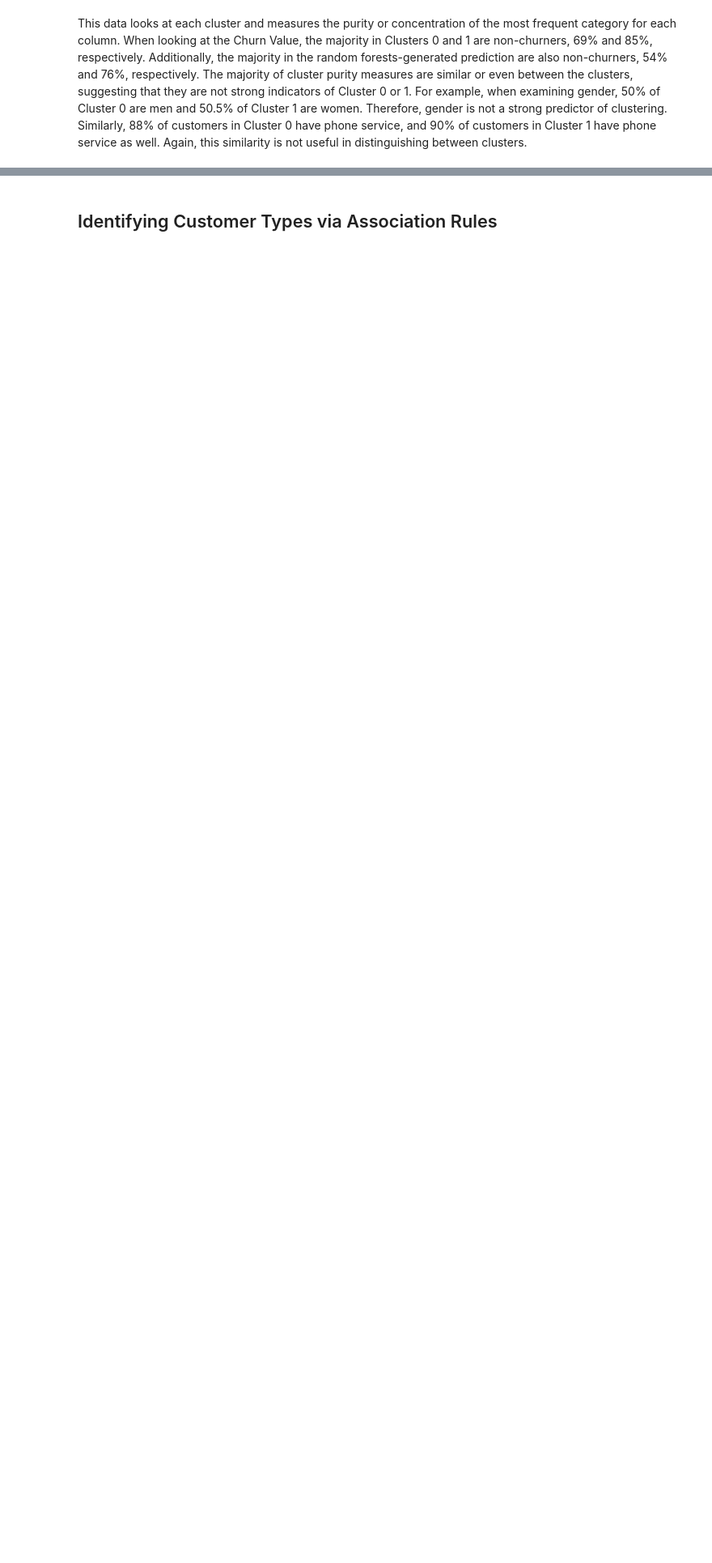
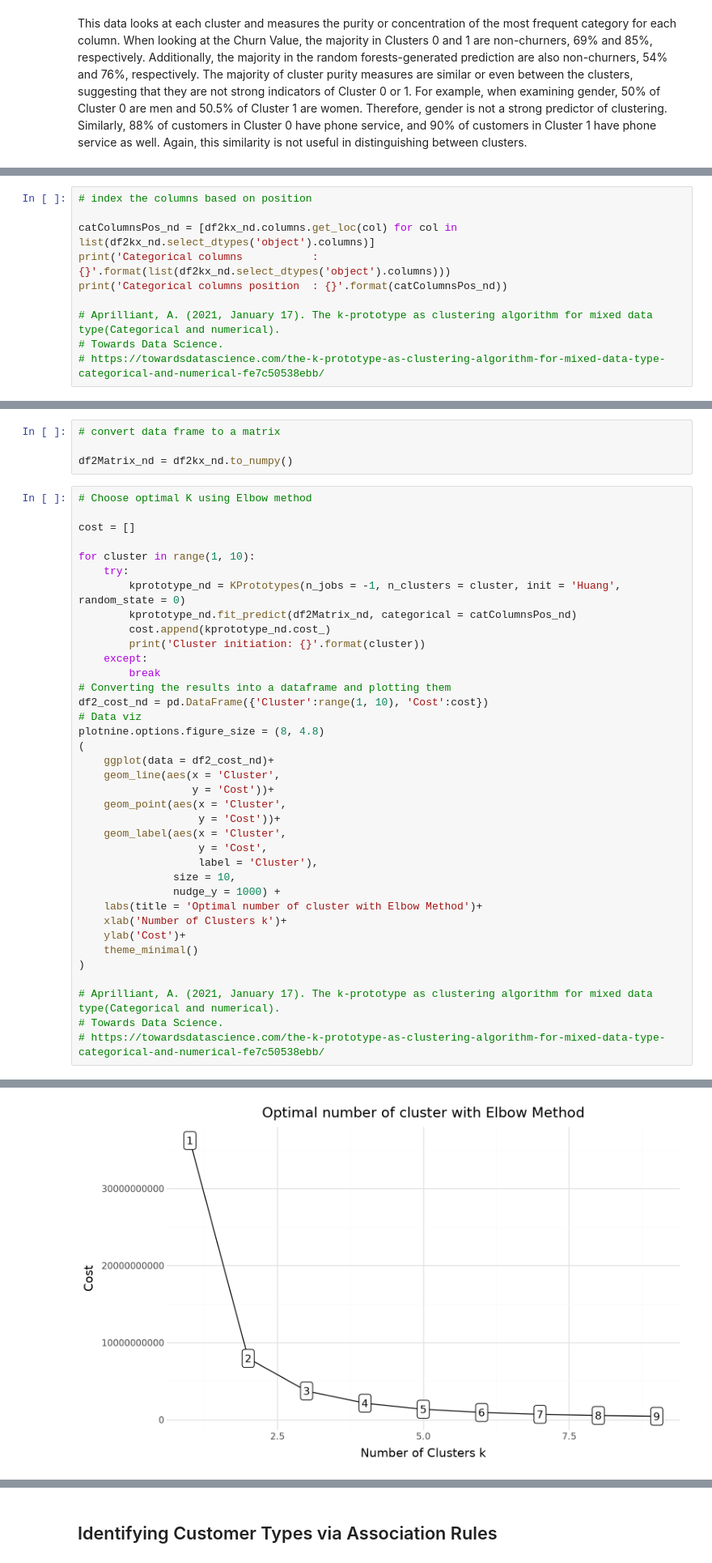
Before and after one commit to jharrison4386/ADS-505-Group-8-Project, a Jupyter notebook: final_project_predictive_modeling.ipynb, the cells around one changed output, grey strips where cells are left out. Shown at 81% size. Saved outputs shown, nothing was run; the diff lists cells and outputs as text; blank space fills up the shorter version.

Commit message:
10/17/2026 MCL - clustering without demographics

```diff
--- a/final_project_predictive_modeling.ipynb
+++ b/final_project_predictive_modeling.ipynb
@@ -2288,0 +1999,10 @@ This data looks at each cluster and measures the purity or concentration of the
+# %%
+# index the columns based on position
+
+catColumnsPos_nd = [df2kx_nd.columns.get_loc(col) for col in list(df2kx_nd.select_dtypes('object').columns)]
+print('Categorical columns           : {}'.format(list(df2kx_nd.select_dtypes('object').columns)))
+print('Categorical columns position  : {}'.format(catColumnsPos_nd))
+
+# Aprilliant, A. (2021, January 17). The k-prototype as clustering algorithm for mixed data type(Categorical and numerical).
+# Towards Data Science.
+# https://towardsdatascience.com/the-k-prototype-as-clustering-algorithm-for-mixed-data-type-categorical-and-numerical-fe7c50538ebb/
@@ -2288,0 +2014,42 @@ This data looks at each cluster and measures the purity or concentration of the
+# %%
+# convert data frame to a matrix
+
+df2Matrix_nd = df2kx_nd.to_numpy()
+# %%
+# Choose optimal K using Elbow method
+
+cost = []
+
+for cluster in range(1, 10):
+    try:
+        kprototype_nd = KPrototypes(n_jobs = -1, n_clusters = cluster, init = 'Huang', random_state = 0)
+        kprototype_nd.fit_predict(df2Matrix_nd, categorical = catColumnsPos_nd)
+        cost.append(kprototype_nd.cost_)
+        print('Cluster initiation: {}'.format(cluster))
+    except:
+        break
+# Converting the results into a dataframe and plotting them
+df2_cost_nd = pd.DataFrame({'Cluster':range(1, 10), 'Cost':cost})
+# Data viz
+plotnine.options.figure_size = (8, 4.8)
+(
+    ggplot(data = df2_cost_nd)+
+    geom_line(aes(x = 'Cluster',
+                  y = 'Cost'))+
+    geom_point(aes(x = 'Cluster',
+                   y = 'Cost'))+
+    geom_label(aes(x = 'Cluster',
+                   y = 'Cost',
+                   label = 'Cluster'),
+               size = 10,
+               nudge_y = 1000) +
+    labs(title = 'Optimal number of cluster with Elbow Method')+
+    xlab('Number of Clusters k')+
+    ylab('Cost')+
+    theme_minimal()
+)
+
+# Aprilliant, A. (2021, January 17). The k-prototype as clustering algorithm for mixed data type(Categorical and numerical).
+# Towards Data Science.
+# https://towardsdatascience.com/the-k-prototype-as-clustering-algorithm-for-mixed-data-type-categorical-and-numerical-fe7c50538ebb/
+# %% [output]
@@ -2288,0 +2065 @@ This data looks at each cluster and measures the purity or concentration of the
+[figure, added]
```
Also changed, not shown: parts of 35 cells of this notebook.
